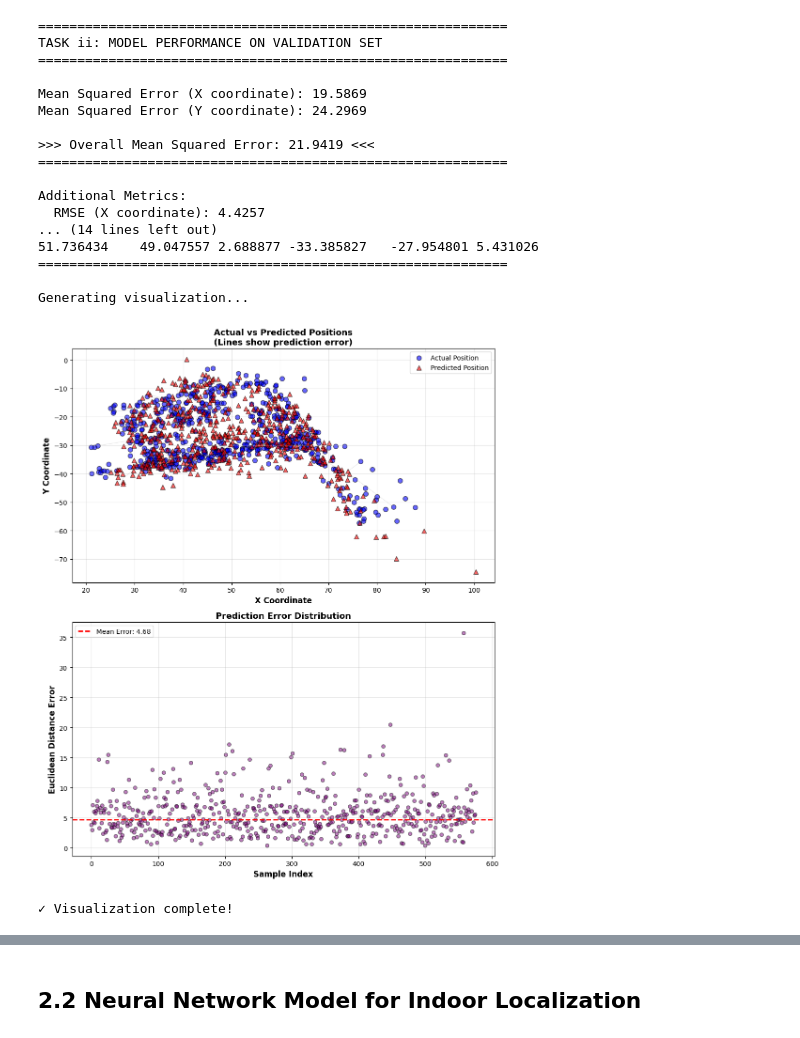
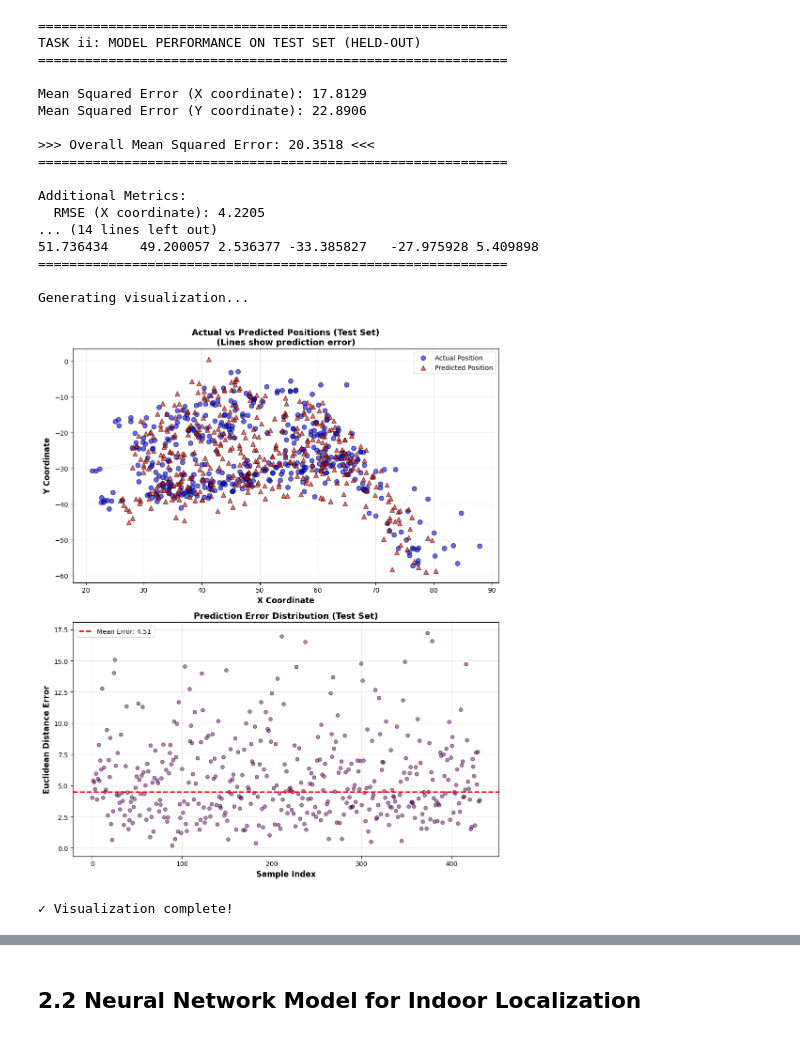
Before and after one commit to umarfj/ML_coursework, a Jupyter notebook: Q2.ipynb, the cells around one changed output, grey strips where cells are left out. Drawn from its saved outputs; the diff is of its cells as text; code cells hidden in the pictures.

```diff
--- a/Q2.ipynb
+++ b/Q2.ipynb
@@ -176,18 +193,18 @@ TASK i: DEVELOPING MULTI-LINEAR REGRESSION MODEL
 ============================================================
 # %%
-# Task ii: Report Model Performance on Validation Set
+# Task ii: Report Model Performance on Held-out Test Set
 
 print("="*60)
-print("TASK ii: MODEL PERFORMANCE ON VALIDATION SET")
+print("TASK ii: MODEL PERFORMANCE ON TEST SET (HELD-OUT)")
 print("="*60)
 
-# Make predictions on validation set
-y_pred_x = model_x.predict(X_val_scaled)
-y_pred_y = model_y.predict(X_val_scaled)
+# Make predictions on test set
+y_pred_x = model_x.predict(X_test_scaled)
+y_pred_y = model_y.predict(X_test_scaled)
 
 # Calculate Mean Squared Error for each coordinate
-mse_x = mean_squared_error(y_val['x'], y_pred_x)
-mse_y = mean_squared_error(y_val['y'], y_pred_y)
+mse_x = mean_squared_error(y_test['x'], y_pred_x)
+mse_y = mean_squared_error(y_test['y'], y_pred_y)
 
 # Calculate overall MSE (average of both coordinates)
 mse_overall = (mse_x + mse_y) / 2
@@ -208,8 +225,8 @@ print(f"  RMSE (Y coordinate): {rmse_y:.4f}")
 print(f"  Overall RMSE: {rmse_overall:.4f}")
 
 # Calculate R² scores
-r2_x = r2_score(y_val['x'], y_pred_x)
-r2_y = r2_score(y_val['y'], y_pred_y)
+r2_x = r2_score(y_test['x'], y_pred_x)
+r2_y = r2_score(y_test['y'], y_pred_y)
 
 print(f"\n  R² Score (X coordinate): {r2_x:.4f}")
 print(f"  R² Score (Y coordinate): {r2_y:.4f}")
@@ -219,12 +236,12 @@ print("\n" + "-"*60)
 print("Sample Predictions vs Actual Values (First 5)")
 print("-"*60)
 comparison = pd.DataFrame({
-    'Actual_X': y_val['x'].values[:5],
+    'Actual_X': y_test['x'].values[:5],
     'Predicted_X': y_pred_x[:5],
-    'Error_X': np.abs(y_val['x'].values[:5] - y_pred_x[:5]),
-    'Actual_Y': y_val['y'].values[:5],
+    'Error_X': np.abs(y_test['x'].values[:5] - y_pred_x[:5]),
+    'Actual_Y': y_test['y'].values[:5],
     'Predicted_Y': y_pred_y[:5],
-    'Error_Y': np.abs(y_val['y'].values[:5] - y_pred_y[:5])
+    'Error_Y': np.abs(y_test['y'].values[:5] - y_pred_y[:5])
 })
 print(comparison.to_string(index=False))
 print("="*60)
@@ -236,55 +253,55 @@ fig, axes = plt.subplots(2, 1, figsize=(10, 12))
 
 # Plot 1: 2D Position Scatter (Actual vs Predicted)
 ax1 = axes[0]
-ax1.scatter(y_val['x'], y_val['y'], alpha=0.6, s=50, c='blue', label='Actual Position', edgecolors='black')
+ax1.scatter(y_test['x'], y_test['y'], alpha=0.6, s=50, c='blue', label='Actual Position', edgecolors='black')
 ax1.scatter(y_pred_x, y_pred_y, alpha=0.6, s=50, c='red', marker='^', label='Predicted Position', edgecolors='black')
 
 # Draw lines connecting actual to predicted for first 50 points (to avoid clutter)
-for i in range(min(50, len(y_val))):
-    ax1.plot([y_val['x'].values[i], y_pred_x[i]],
-             [y_val['y'].values[i], y_pred_y[i]],
+for i in range(min(50, len(y_test))):
+    ax1.plot([y_test['x'].values[i], y_pred_x[i]],
+             [y_test['y'].values[i], y_pred_y[i]],
              'gray', alpha=0.3, linewidth=0.5)
 
 ax1.set_xlabel('X Coordinate', fontsize=12, fontweight='bold')
 ax1.set_ylabel('Y Coordinate', fontsize=12, fontweight='bold')
-ax1.set_title('Actual vs Predicted Positions\n(Lines show prediction error)', fontsize=13, fontweight='bold')
+ax1.set_title('Actual vs Predicted Positions (Test Set)\n(Lines show prediction error)', fontsize=13, fontweight='bold')
 ax1.legend(loc='best', fontsize=10)
 ax1.grid(True, alpha=0.3)
 
 # Plot 2: Residual Plot
 ax2 = axes[1]
-errors = np.sqrt((y_val['x'].values - y_pred_x)**2 + (y_val['y'].values - y_pred_y)**2)
+errors = np.sqrt((y_test['x'].values - y_pred_x)**2 + (y_test['y'].values - y_pred_y)**2)
 ax2.scatter(range(len(errors)), errors, alpha=0.5, s=30, c='purple', edgecolors='black')
 ax2.axhline(y=rmse_overall, color='red', linestyle='--', linewidth=2, label=f'Mean Error: {rmse_overall:.2f}')
 ax2.set_xlabel('Sample Index', fontsize=12, fontweight='bold')
 ax2.set_ylabel('Euclidean Distance Error', fontsize=12, fontweight='bold')
-ax2.set_title('Prediction Error Distribution', fontsize=13, fontweight='bold')
+ax2.set_title('Prediction Error Distribution (Test Set)', fontsize=13, fontweight='bold')
 ax2.legend(loc='best', fontsize=10)
 ax2.grid(True, alpha=0.3)
 
 plt.tight_layout()
 plt.show()
 
 print("✓ Visualization complete!")
 # %% [output]
 ============================================================
-TASK ii: MODEL PERFORMANCE ON VALIDATION SET
+TASK ii: MODEL PERFORMANCE ON TEST SET (HELD-OUT)
 ============================================================
 
-Mean Squared Error (X coordinate): 19.5869
-Mean Squared Error (Y coordinate): 24.2969
+Mean Squared Error (X coordinate): 17.8129
+Mean Squared Error (Y coordinate): 22.8906
 
->>> Overall Mean Squared Error: 21.9419 <<<
+>>> Overall Mean Squared Error: 20.3518 <<<
 ============================================================
 
 Additional Metrics:
-  RMSE (X coordinate): 4.4257
+  RMSE (X coordinate): 4.2205
 ... (14 lines left out)
-51.736434    49.047557 2.688877 -33.385827   -27.954801 5.431026
+51.736434    49.200057 2.536377 -33.385827   -27.975928 5.409898
 ============================================================
 
 Generating visualization...
-[figure, old version]
+[figure, new version]
 ✓ Visualization complete!
 # %%
 # Potential Improvement: ElasticNet with Cross-Validation
```
Also changed, not shown: parts of 15 cells of this notebook.
